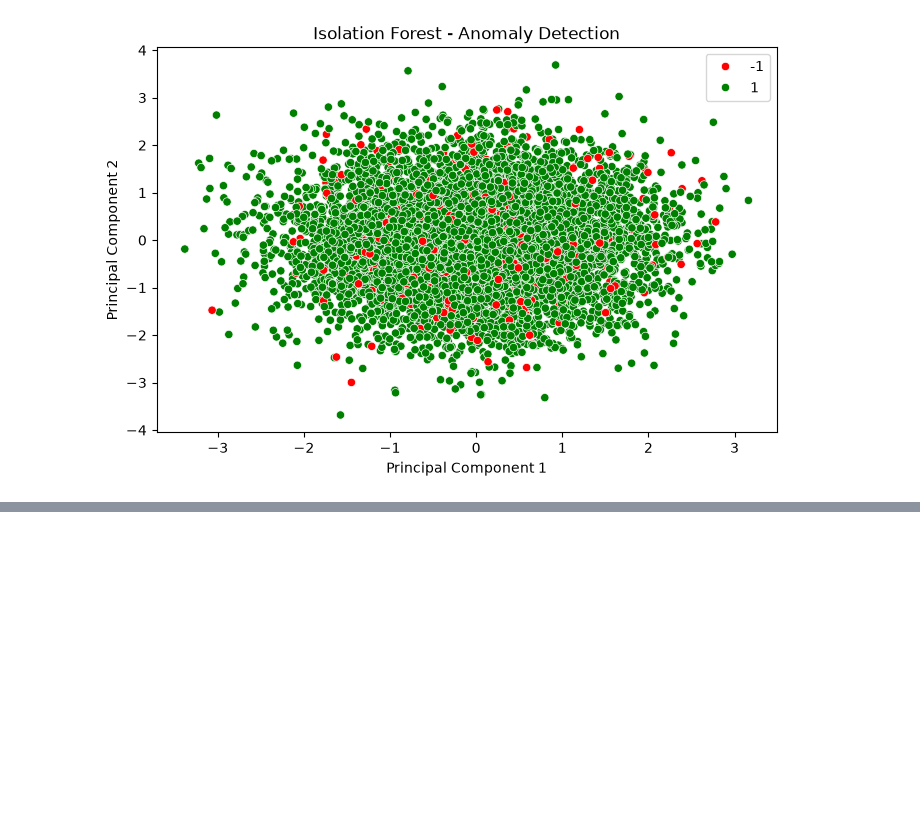
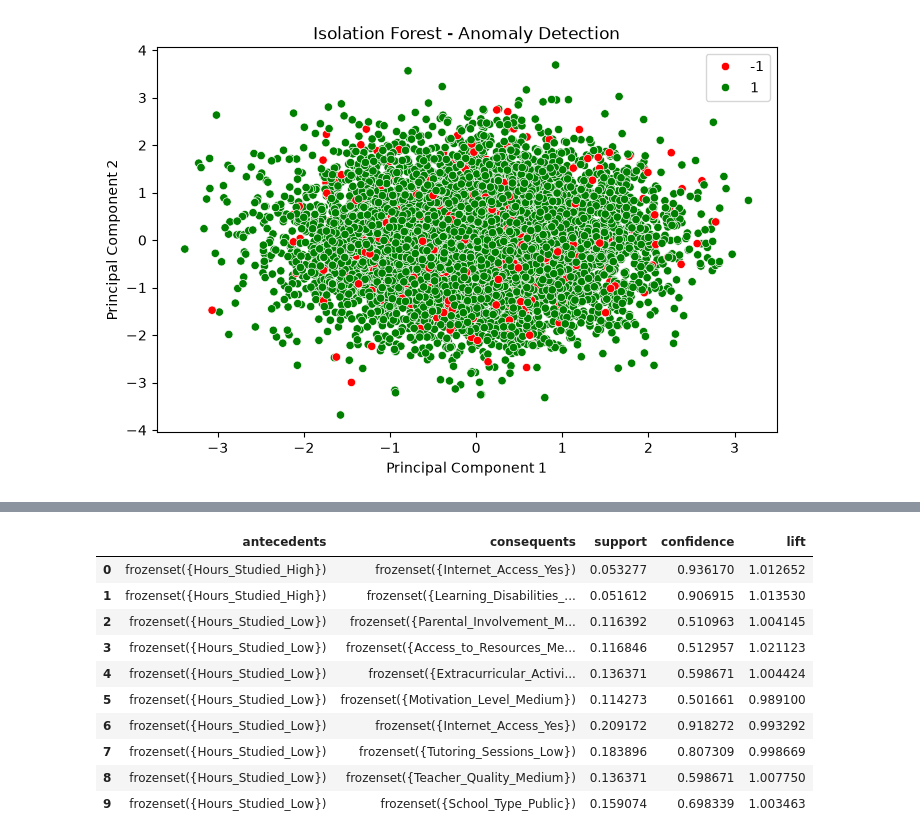
Before and after one commit to mdraihanmostafa746-coder/Student-Academic-Performance-Analysis-and-Prediction, a Jupyter notebook: notebooks/student_performance_analysis.ipynb, the cells around one changed output, grey strips where cells are left out. Saved outputs shown, nothing was run; the diff lists cells and outputs as text; code cells hidden in the pictures; blank space fills up the shorter version.

```diff
--- a/notebooks/student_performance_analysis.ipynb
+++ b/notebooks/student_performance_analysis.ipynb
@@ -1252,0 +1288,47 @@ plt.show()
+# %%
+from mlxtend.frequent_patterns import apriori, association_rules
+
+# Convert categorical features into transactions
+association_data = df_clean.drop(columns=['Exam_Score']).copy()
+
+# Bin numerical columns
+numeric_cols = association_data.select_dtypes(include=np.number).columns
+
+for col in numeric_cols:
+    association_data[col] = pd.cut(
+        association_data[col],
+        bins=3,
+        labels=['Low', 'Medium', 'High']
+    )
+
+# Convert values into categorical transactions
+association_data = association_data.astype(str)
+association_data = pd.get_dummies(association_data, dtype=bool)
+
+# Find frequent itemsets
+frequent_items = apriori(
+    association_data,
+    min_support=0.05,
+    use_colnames=True
+)
+
+# Generate association rules
+rules = association_rules(
+    frequent_items,
+    metric='confidence',
+    min_threshold=0.5
+)
+
+rules[['antecedents', 'consequents', 'support', 'confidence', 'lift']].head(10)
+# %% [output]
+|  | antecedents | consequents | support | confidence | lift |
+| 0 | frozenset({Hours_Studied_High}) | frozenset({Internet_Access_Yes}) | 0.053277 | 0.936170 | 1.012652 |
+| 1 | frozenset({Hours_Studied_High}) | frozenset({Learning_Disabilities_... | 0.051612 | 0.906915 | 1.013530 |
+| 2 | frozenset({Hours_Studied_Low}) | frozenset({Parental_Involvement_M... | 0.116392 | 0.510963 | 1.004145 |
+| 3 | frozenset({Hours_Studied_Low}) | frozenset({Access_to_Resources_Me... | 0.116846 | 0.512957 | 1.021123 |
+| 4 | frozenset({Hours_Studied_Low}) | frozenset({Extracurricular_Activi... | 0.136371 | 0.598671 | 1.004424 |
+| 5 | frozenset({Hours_Studied_Low}) | frozenset({Motivation_Level_Medium}) | 0.114273 | 0.501661 | 0.989100 |
+| 6 | frozenset({Hours_Studied_Low}) | frozenset({Internet_Access_Yes}) | 0.209172 | 0.918272 | 0.993292 |
+| 7 | frozenset({Hours_Studied_Low}) | frozenset({Tutoring_Sessions_Low}) | 0.183896 | 0.807309 | 0.998669 |
+| 8 | frozenset({Hours_Studied_Low}) | frozenset({Teacher_Quality_Medium}) | 0.136371 | 0.598671 | 1.007750 |
+| 9 | frozenset({Hours_Studied_Low}) | frozenset({School_Type_Public}) | 0.159074 | 0.698339 | 1.003463 |
```
Also changed, not shown: parts of 3 cells of this notebook.
